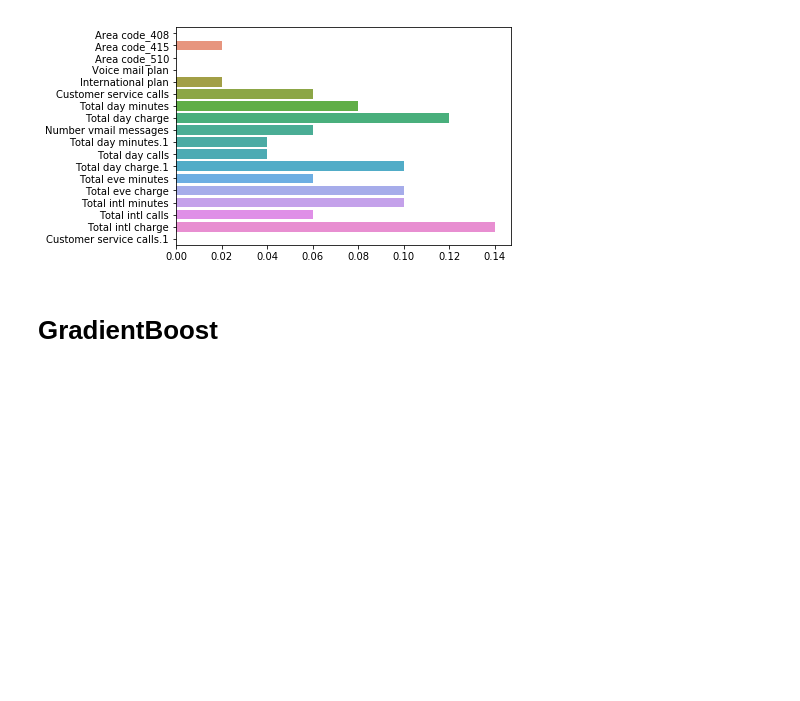
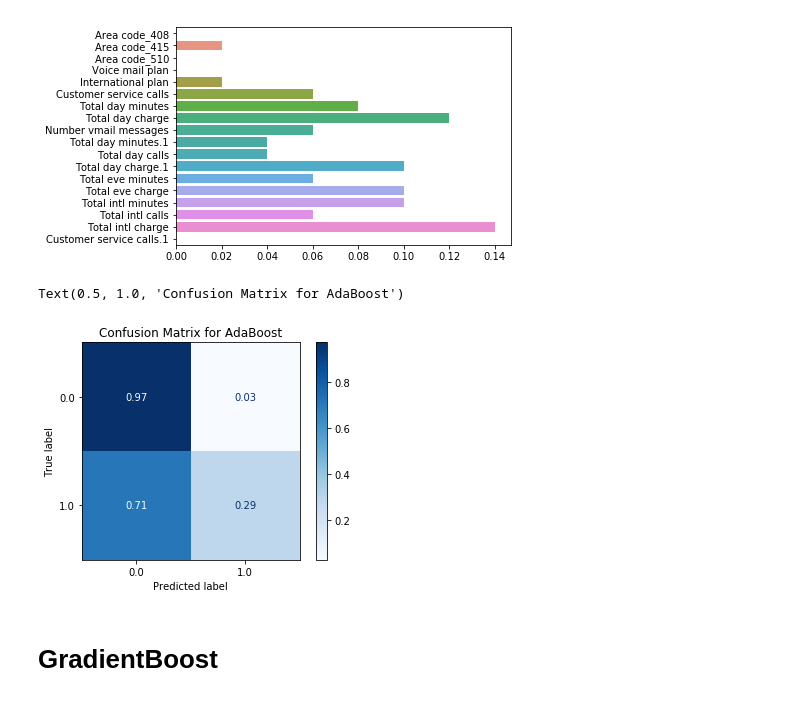
Before and after one commit to kangand/1000ml, a Jupyter notebook: unit5_project/Model Testing Basic Boosting.ipynb, the cells around one changed output. Cells and saved outputs as stored; diff of their text form; code cells hidden in the pictures; blank space fills up the shorter version.

Commit message:
updated with confusion matrix

```diff
--- a/unit5_project/Model Testing Basic Boosting.ipynb
+++ b/unit5_project/Model Testing Basic Boosting.ipynb
@@ -47,6 +48,16 @@ sns.barplot(y=X.columns,x=ada_model.feature_importances_)
 # %% [output]
 <matplotlib.axes._subplots.AxesSubplot at 0x...>
 [figure]
+# %%
+plot_confusion_matrix(ada_model,
+                      X_test,
+                      y_test,
+                      cmap= 'Blues',
+                      normalize = 'true')
+plt.title('Confusion Matrix for AdaBoost')
+# %% [output]
+Text(0.5, 1.0, 'Confusion Matrix for AdaBoost')
+[figure, added]
 # %% [markdown]
 # GradientBoost
 # %%
```
Also changed, not shown: parts of 2 cells of this notebook.
